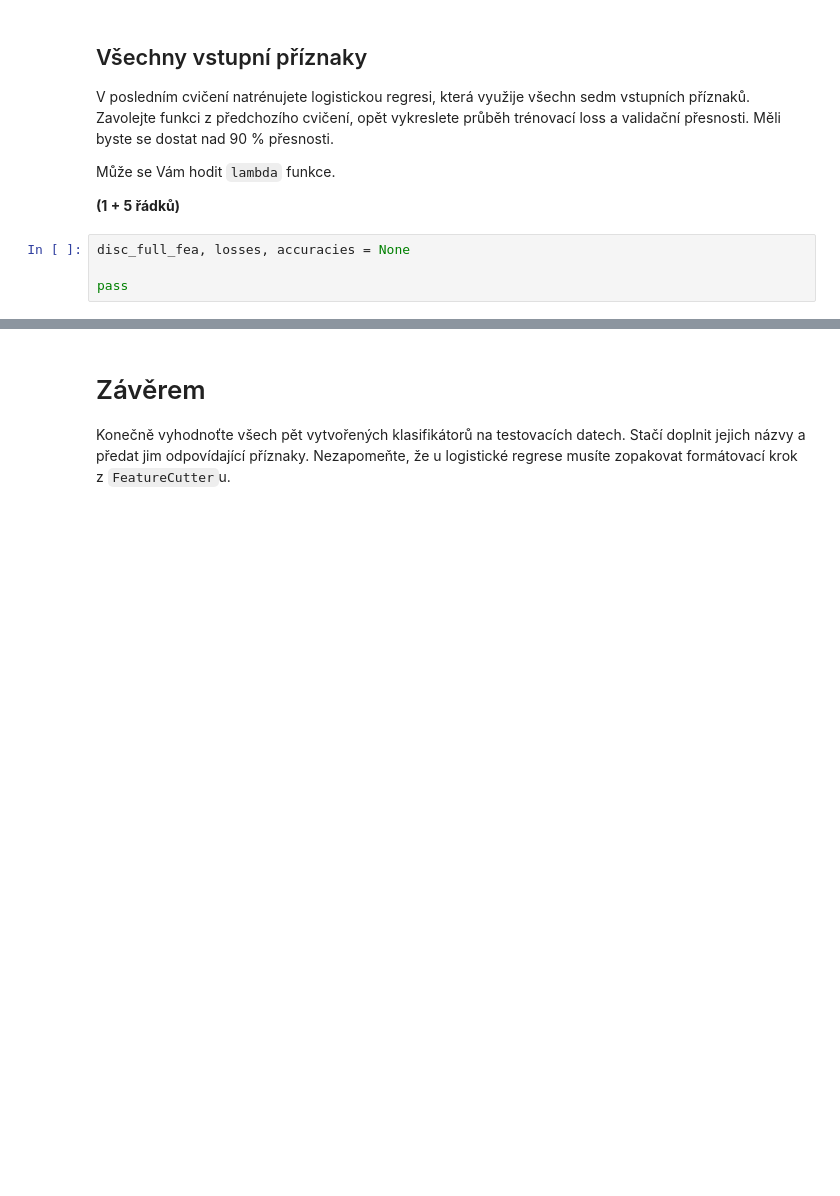
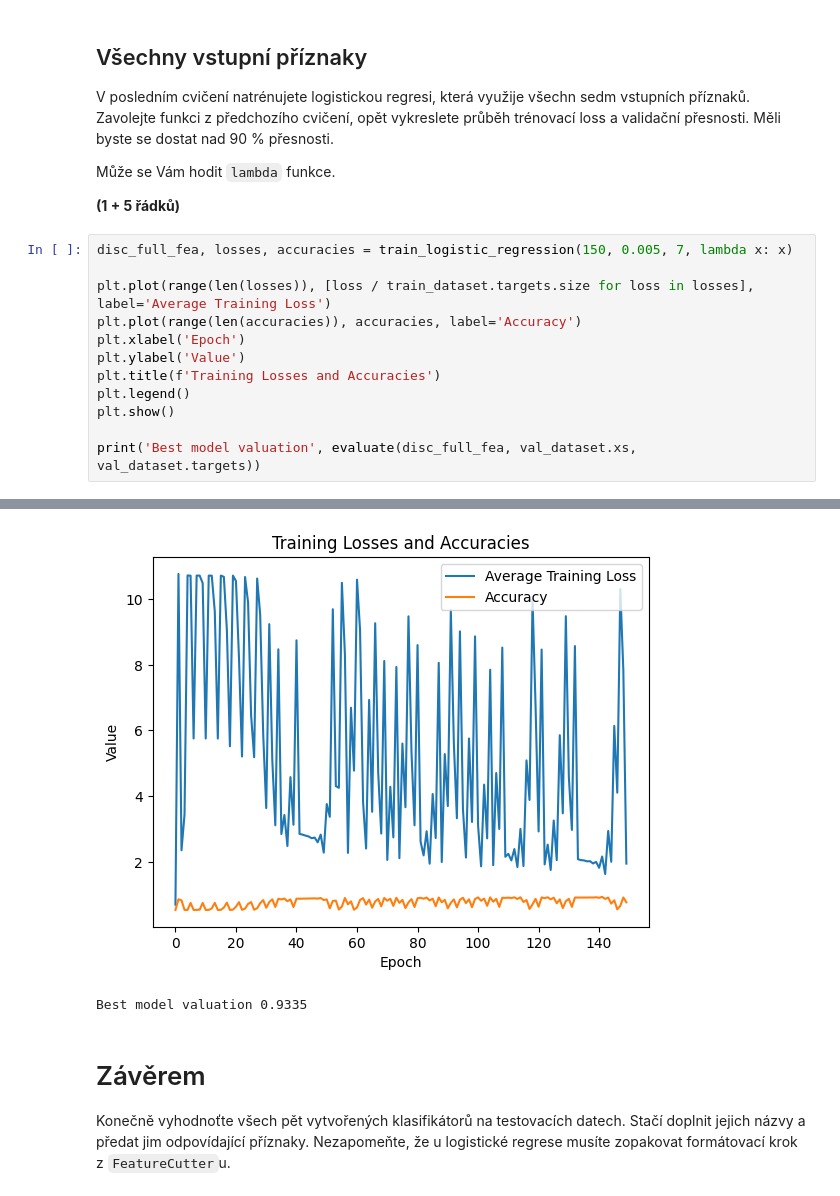
Before and after one commit to tobolikd/sui-2024, a Jupyter notebook: zadani.ipynb, the cells around one changed output, grey strips where cells are left out. Drawn from its saved outputs; the diff is of its cells as text; blank space fills up the shorter version.

```diff
--- a/zadani.ipynb
+++ b/zadani.ipynb
@@ -341,7 +384,16 @@ Měli byste se dostat nad 90 % přesnosti.
 Může se Vám hodit `lambda` funkce.
 
 **(1 + 5 řádků)**
-# %%
-disc_full_fea, losses, accuracies = None
-
-pass
+# %%
+disc_full_fea, losses, accuracies = train_logistic_regression(150, 0.005, 7, lambda x: x)
+
+plt.plot(range(len(losses)), [loss / train_dataset.targets.size for loss in losses], label='Average Training Loss')
+plt.plot(range(len(accuracies)), accuracies, label='Accuracy')
+plt.xlabel('Epoch')
+plt.ylabel('Value')
+plt.title(f'Training Losses and Accuracies')
+plt.legend()
+plt.show()
+
+print('Best model valuation', evaluate(disc_full_fea, val_dataset.xs, val_dataset.targets))
+# %% [output]
@@ -348,3 +417,5 @@ pass
+[figure, added]
+Best model valuation 0.9335
 # %% [markdown]
 # Závěrem
 Konečně vyhodnoťte všech pět vytvořených klasifikátorů na testovacích datech.
```
Also changed, not shown: parts of 6 cells of this notebook.
